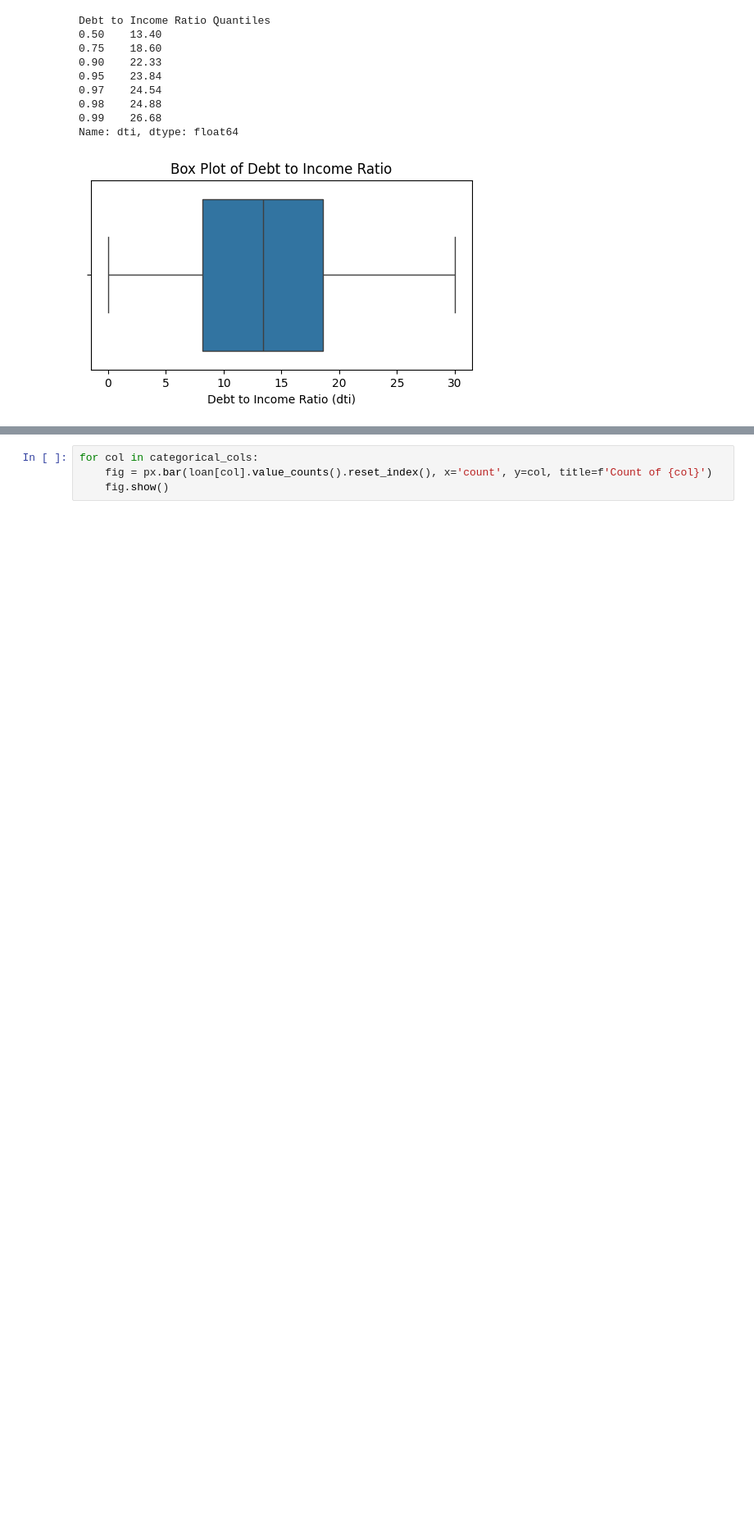
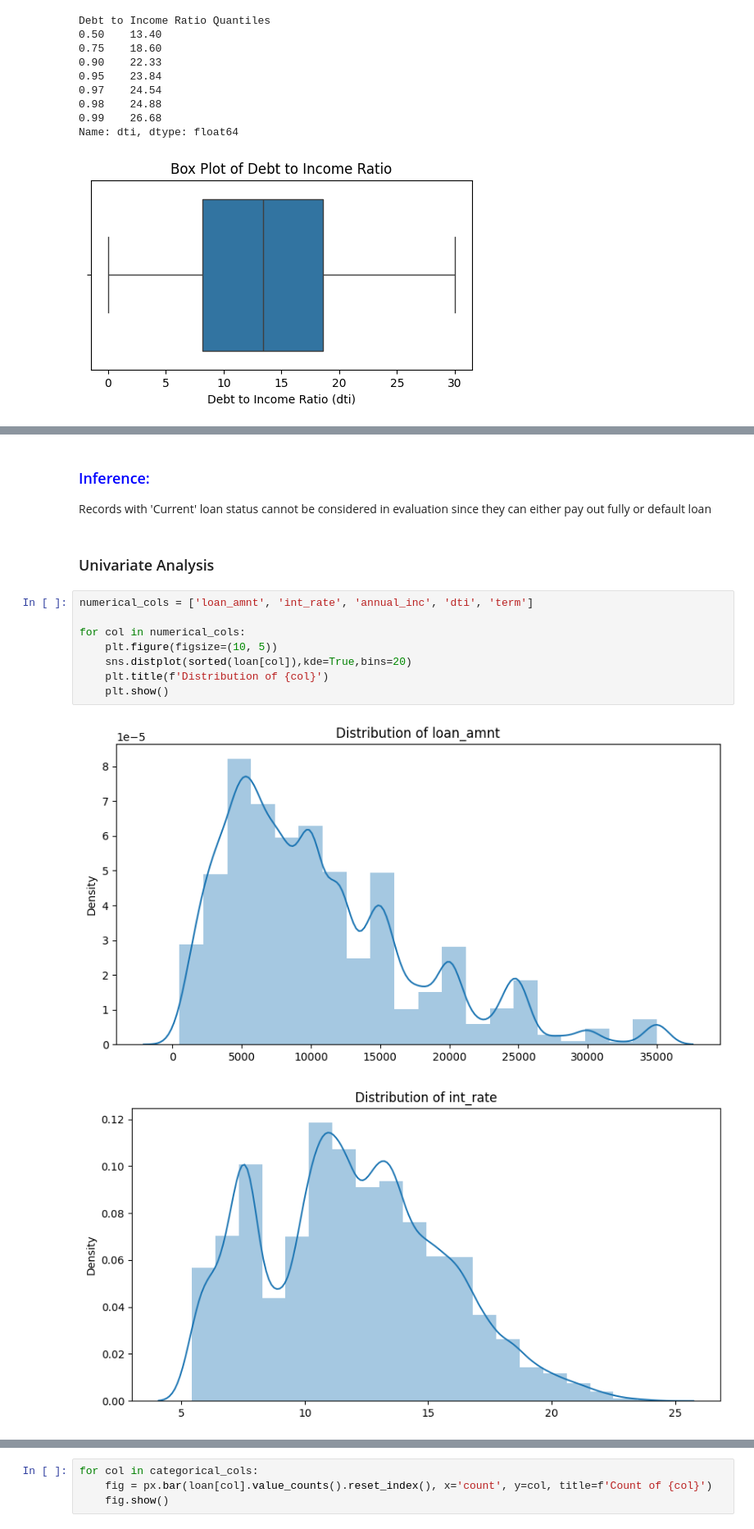
Before and after one commit to sonal-jatav/LendingClubCaseStudy, a Jupyter notebook: Sonal_Jatav_Lending_club_case_study.ipynb, the cells around one changed output, grey strips where cells are left out. Shown at 82% size. Drawn from its saved outputs; the diff is of its cells as text; blank space fills up the shorter version.

Commit message:
Univariate analysis with inferences

```diff
--- a/Sonal_Jatav_Lending_club_case_study.ipynb
+++ b/Sonal_Jatav_Lending_club_case_study.ipynb
@@ -348,3 +343,19 @@ loan = loan[~(loan['loan_status']=='Current')]
 loan.shape
 # %% [output]
 (36689, 36)
+# %% [markdown]
+### <font color=blue>Inference:</font>
+Records with 'Current' loan status cannot be considered in evaluation since they can either pay out fully or default loan
+# %% [markdown]
+### Univariate Analysis
+# %%
+numerical_cols = ['loan_amnt', 'int_rate', 'annual_inc', 'dti', 'term']
+
+for col in numerical_cols:
+    plt.figure(figsize=(10, 5))
+    sns.distplot(sorted(loan[col]),kde=True,bins=20)
+    plt.title(f'Distribution of {col}')
+    plt.show()
+# %% [output]
+[figure, added]
+[figure, added]
```
Also changed, not shown: parts of 19 cells of this notebook.
